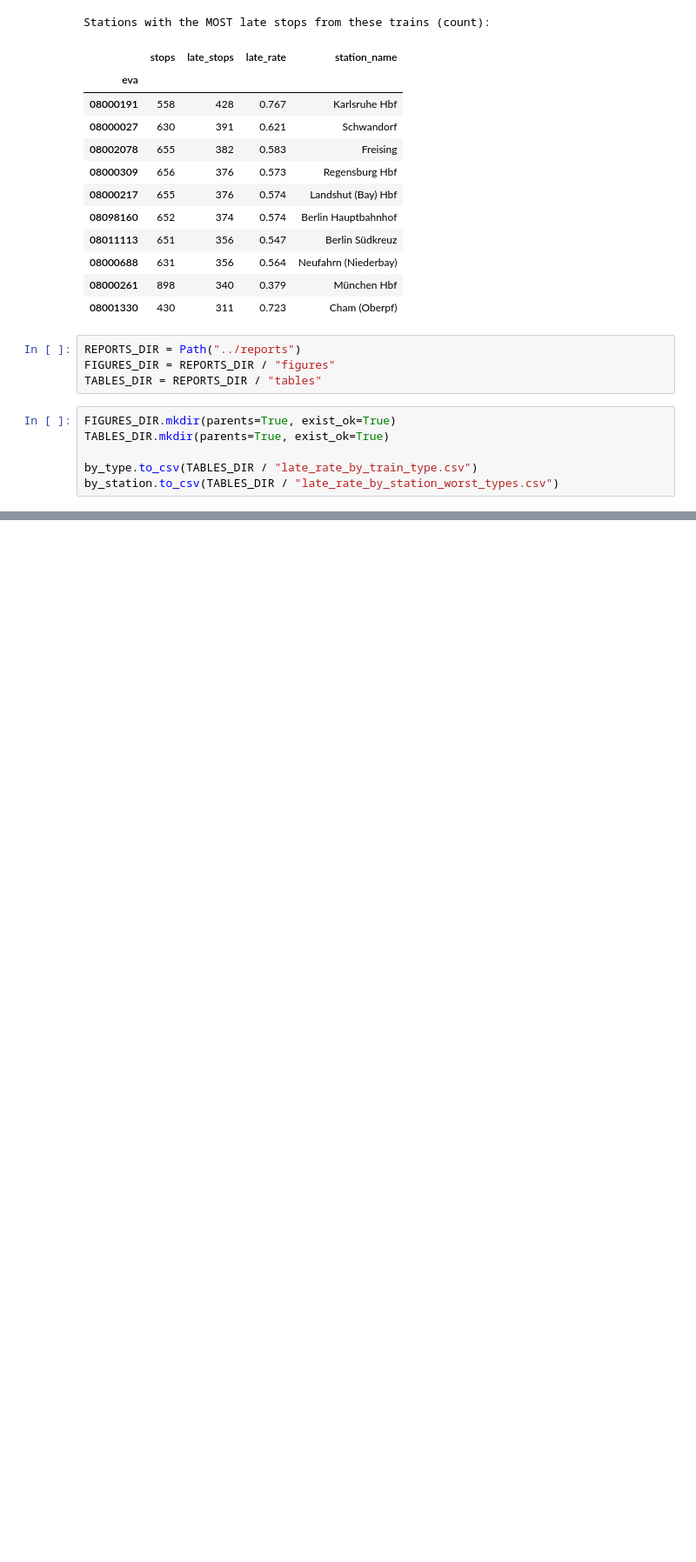
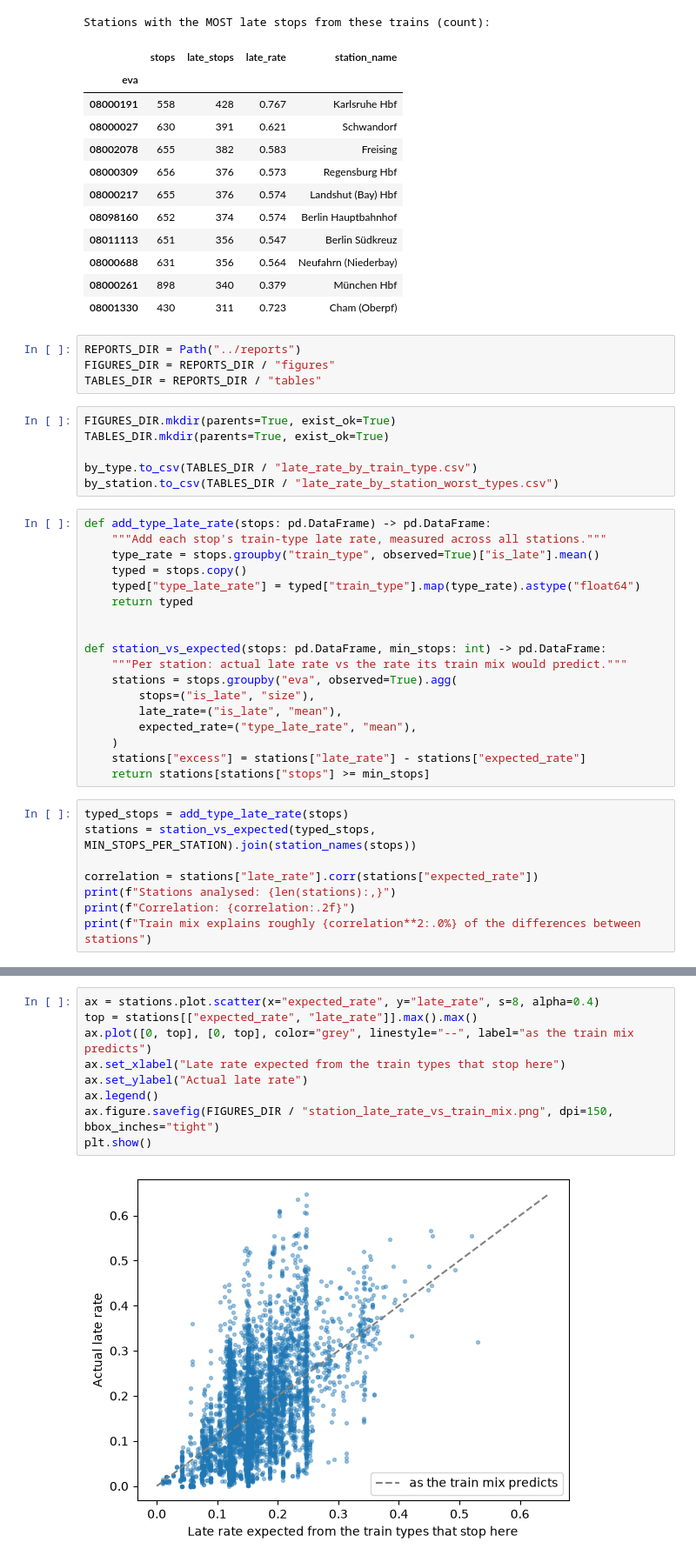
Before and after one commit to MadTMan/db-delay-risk, a Jupyter notebook: notebooks/01_analysis.ipynb, the cells around one changed output, grey strips where cells are left out. Shown at 87% size. Cells and saved outputs as stored; diff of their text form; blank space fills up the shorter version.

Commit message:
feat: compare station late rates with train-mix expectation

```diff
--- a/notebooks/01_analysis.ipynb
+++ b/notebooks/01_analysis.ipynb
@@ -343,3 +343,29 @@ TABLES_DIR.mkdir(parents=True, exist_ok=True)
 
 by_type.to_csv(TABLES_DIR / "late_rate_by_train_type.csv")
 by_station.to_csv(TABLES_DIR / "late_rate_by_station_worst_types.csv")
+# %%
+def add_type_late_rate(stops: pd.DataFrame) -> pd.DataFrame:
+    """Add each stop's train-type late rate, measured across all stations."""
+    type_rate = stops.groupby("train_type", observed=True)["is_late"].mean()
+    typed = stops.copy()
+    typed["type_late_rate"] = typed["train_type"].map(type_rate).astype("float64")
+    return typed
+
+
+def station_vs_expected(stops: pd.DataFrame, min_stops: int) -> pd.DataFrame:
+    """Per station: actual late rate vs the rate its train mix would predict."""
+    stations = stops.groupby("eva", observed=True).agg(
+        stops=("is_late", "size"),
+        late_rate=("is_late", "mean"),
+        expected_rate=("type_late_rate", "mean"),
+    )
+    stations["excess"] = stations["late_rate"] - stations["expected_rate"]
+    return stations[stations["stops"] >= min_stops]
+# %%
+typed_stops = add_type_late_rate(stops)
+stations = station_vs_expected(typed_stops, MIN_STOPS_PER_STATION).join(station_names(stops))
+
+correlation = stations["late_rate"].corr(stations["expected_rate"])
+print(f"Stations analysed: {len(stations):,}")
+print(f"Correlation: {correlation:.2f}")
+print(f"Train mix explains roughly {correlation**2:.0%} of the differences between stations")
@@ -345,0 +376,11 @@ by_station.to_csv(TABLES_DIR / "late_rate_by_station_worst_types.csv")
+# %%
+ax = stations.plot.scatter(x="expected_rate", y="late_rate", s=8, alpha=0.4)
+top = stations[["expected_rate", "late_rate"]].max().max()
+ax.plot([0, top], [0, top], color="grey", linestyle="--", label="as the train mix predicts")
+ax.set_xlabel("Late rate expected from the train types that stop here")
+ax.set_ylabel("Actual late rate")
+ax.legend()
+ax.figure.savefig(FIGURES_DIR / "station_late_rate_vs_train_mix.png", dpi=150, bbox_inches="tight")
+plt.show()
+# %% [output]
+[figure, added]
```
Also changed, not shown: parts of 2 cells of this notebook, 2 other files.
